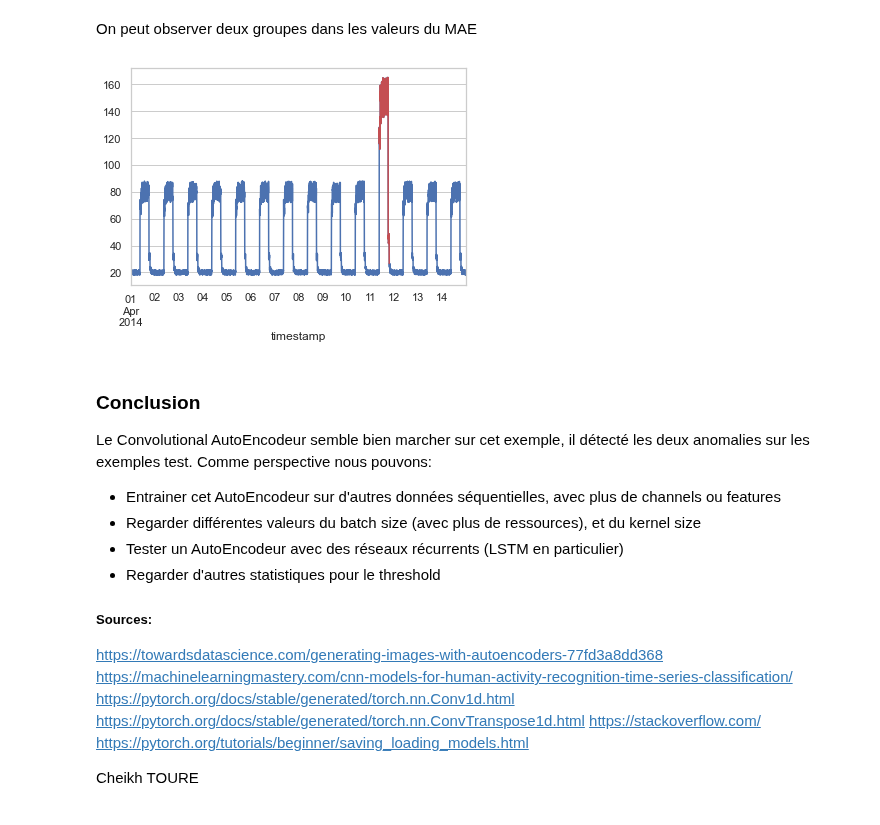
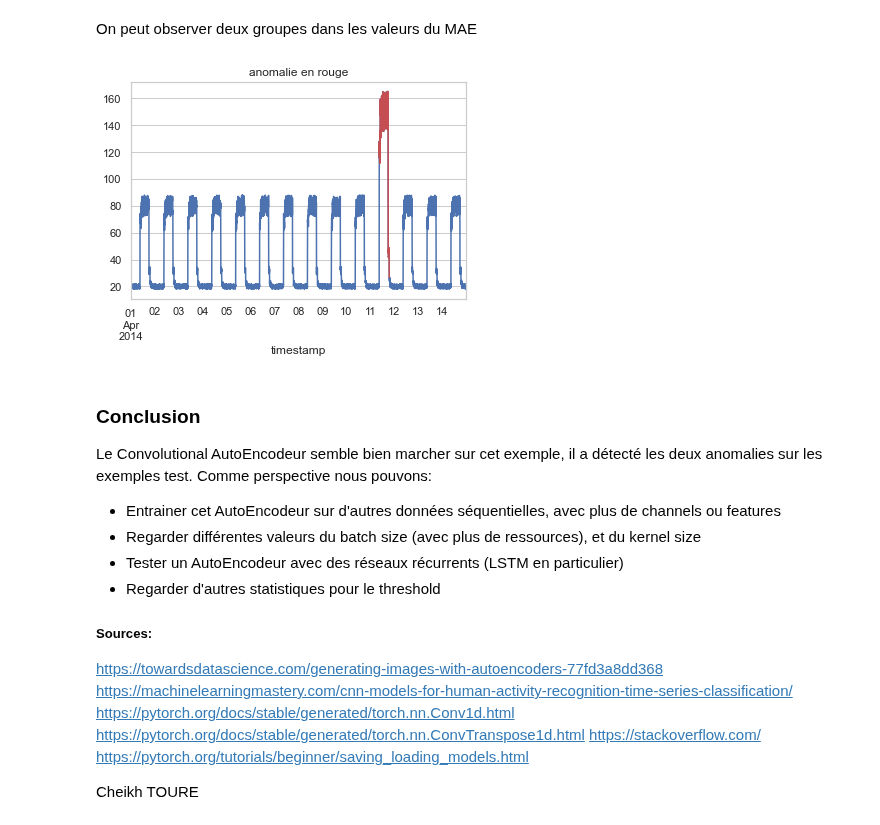
Before and after one commit to cheikh06/Detection_Anomaly, a Jupyter notebook: Anomaly_Detection.ipynb, the cells around one changed output. Saved outputs shown, nothing was run; the diff lists cells and outputs as text; code cells hidden in the pictures.

```diff
--- a/Anomaly_Detection.ipynb
+++ b/Anomaly_Detection.ipynb
@@ -370,21 +375,23 @@ On peut observer deux groupes dans les valeurs du MAE
 # %%
 anomalies=mae_jumpup>threshold
 
 indices_anomalies=data_indices(anomalies,df_jumpup)
 
 
 
 
 
 fig, ax = plt.subplots()
 df_jumpup.plot(legend=False, ax=ax)
 df_jumpup.iloc[indices_anomalies].plot(legend=False, ax=ax, color="r",label=('anomalie'));
+plt.title('anomalie en rouge')
+plt.show()
 # %% [output]
-[figure, old version]
+[figure, new version]
 # %% [markdown]
 ### Conclusion
 
-Le Convolutional AutoEncodeur semble bien marcher sur cet exemple, il détecté les deux anomalies sur les exemples test. Comme perspective nous pouvons:
+Le Convolutional AutoEncodeur semble bien marcher sur cet exemple, il a détecté les deux anomalies sur les exemples test. Comme perspective nous pouvons:
 * Entrainer cet AutoEncodeur sur d'autres données séquentielles, avec plus de  channels ou features
 * Regarder différentes valeurs du batch size (avec plus de ressources), et du kernel size
 * Tester un AutoEncodeur avec des réseaux récurrents (LSTM en particulier)
```
Also changed, not shown: parts of 8 cells of this notebook.
